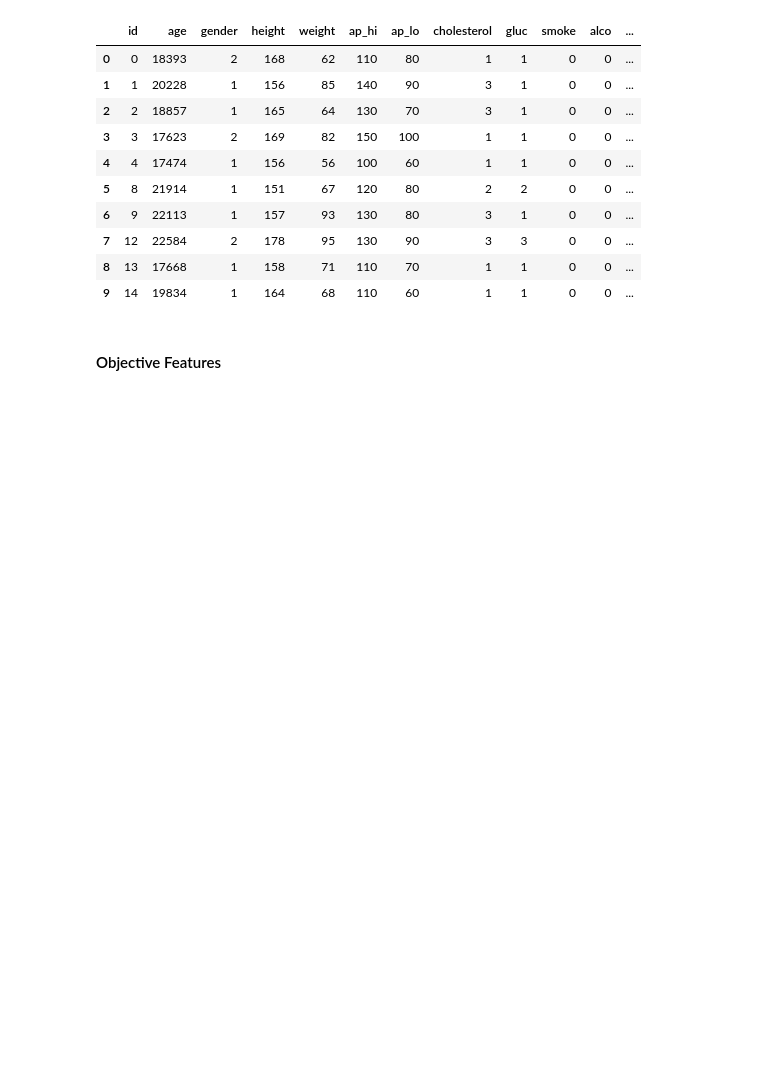
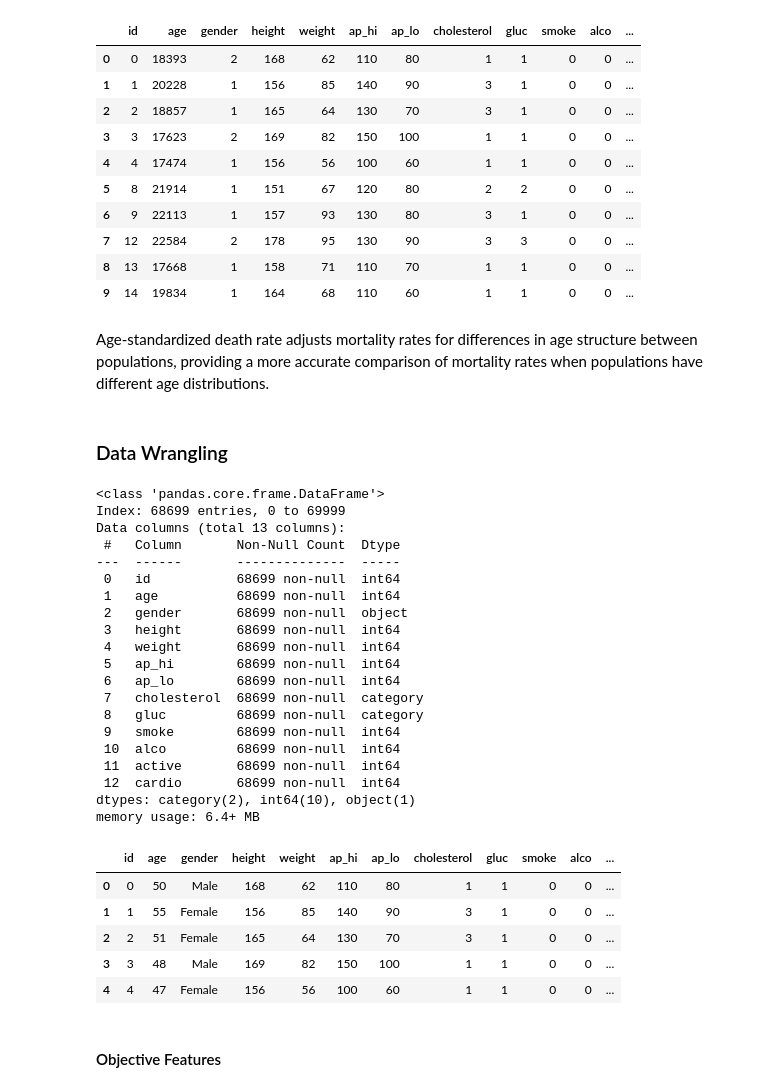
Before and after one commit to NathanGarrity/CaseStudies_Group2, a Jupyter notebook: HeartDiseaseAnalysis.ipynb, the cells around one changed output. Drawn from its saved outputs; the diff is of its cells as text; code cells hidden in the pictures; blank space fills up the shorter version.

```diff
--- a/HeartDiseaseAnalysis.ipynb
+++ b/HeartDiseaseAnalysis.ipynb
@@ -160,6 +160,62 @@ df.head(10)
 | 7 | 12 | 22584 | 2 | 178 | 95 | 130 | 90 | 3 | 3 | 0 | 0 | ... |
 | 8 | 13 | 17668 | 1 | 158 | 71 | 110 | 70 | 1 | 1 | 0 | 0 | ... |
 | 9 | 14 | 19834 | 1 | 164 | 68 | 110 | 60 | 1 | 1 | 0 | 0 | ... |
+# %% [markdown]
+Age-standardized death rate adjusts mortality rates for differences in age structure between populations, providing a more accurate comparison of mortality rates when populations have different age distributions.
+# %% [markdown]
+### Data Wrangling
+# %%
+# Convert age from days to years
+df["age"] = (df["age"] / 365).astype(int)
+
+# Map gender values: 1 -> Male, 2 -> Female
+df["gender"] = df["gender"].map({1: "Female", 2: "Male"})
+
+# Check for outliers in height, weight, and blood pressure
+height_range = (120, 220)
+weight_range = (30, 200)
+bp_range = (50, 250)
+
+# Filter out extreme values
+df = df[(df["height"].between(*height_range)) &
+        (df["weight"].between(*weight_range)) &
+        (df["ap_hi"].between(*bp_range)) &
+        (df["ap_lo"].between(*bp_range))]
+
+# Ensure cholesterol and glucose are categorical (1, 2, 3)
+df["cholesterol"] = df["cholesterol"].astype("category")
+df["gluc"] = df["gluc"].astype("category")
+
+# Confirm changes
+df.info()
+df.head()
+# %% [output]
+<class 'pandas.core.frame.DataFrame'>
+Index: 68699 entries, 0 to 69999
+Data columns (total 13 columns):
+ #   Column       Non-Null Count  Dtype
+---  ------       --------------  -----
+ 0   id           68699 non-null  int64
+ 1   age          68699 non-null  int64
+ 2   gender       68699 non-null  object
+ 3   height       68699 non-null  int64
+ 4   weight       68699 non-null  int64
+ 5   ap_hi        68699 non-null  int64
+ 6   ap_lo        68699 non-null  int64
+ 7   cholesterol  68699 non-null  category
+ 8   gluc         68699 non-null  category
+ 9   smoke        68699 non-null  int64
+ 10  alco         68699 non-null  int64
+ 11  active       68699 non-null  int64
+ 12  cardio       68699 non-null  int64
+dtypes: category(2), int64(10), object(1)
+memory usage: 6.4+ MB
+|  | id | age | gender | height | weight | ap_hi | ap_lo | cholesterol | gluc | smoke | alco | ... |
+| 0 | 0 | 50 | Male | 168 | 62 | 110 | 80 | 1 | 1 | 0 | 0 | ... |
+| 1 | 1 | 55 | Female | 156 | 85 | 140 | 90 | 3 | 1 | 0 | 0 | ... |
+| 2 | 2 | 51 | Female | 165 | 64 | 130 | 70 | 3 | 1 | 0 | 0 | ... |
+| 3 | 3 | 48 | Male | 169 | 82 | 150 | 100 | 1 | 1 | 0 | 0 | ... |
+| 4 | 4 | 47 | Female | 156 | 56 | 100 | 60 | 1 | 1 | 0 | 0 | ... |
 # %% [markdown]
 #### Objective Features
 # %%
```
Also changed, not shown: parts of 17 cells of this notebook, 2 other files.
